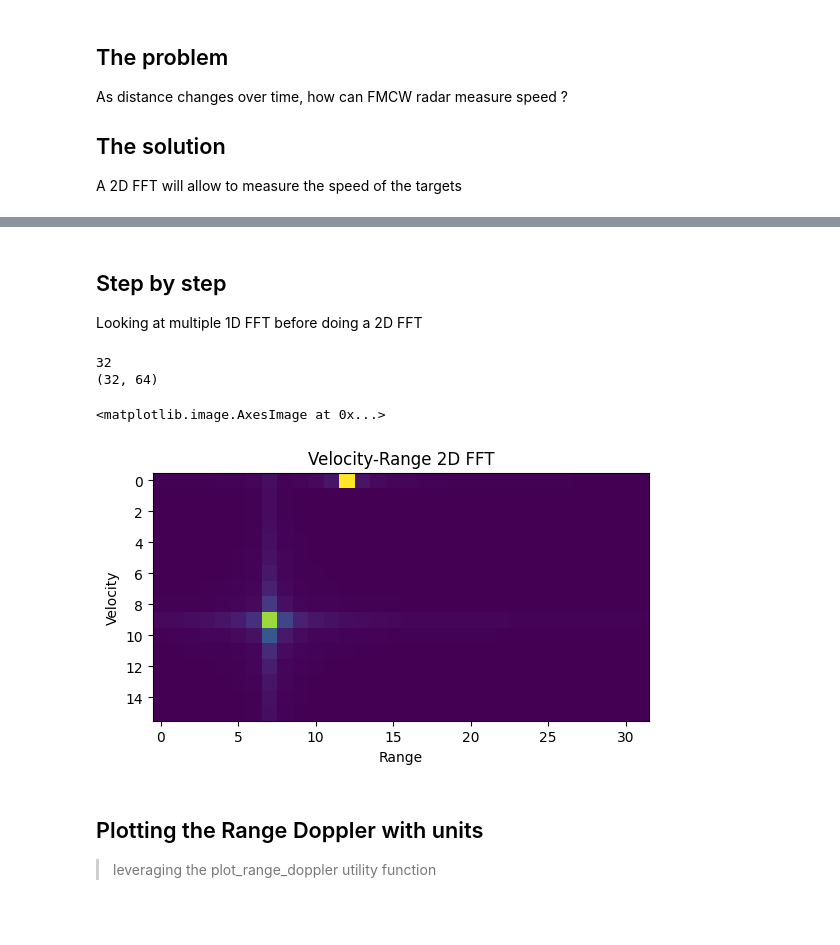
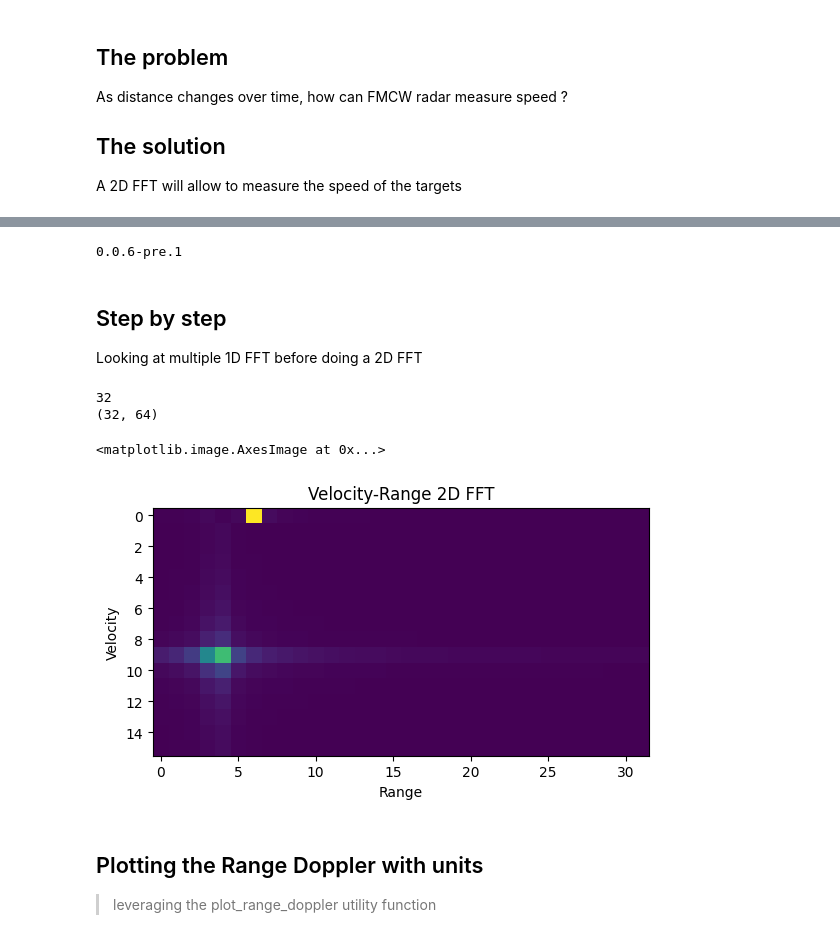
Before and after one commit to matt-chv/mmWrt, a Jupyter notebook: docs/Speed.ipynb, the cells around one changed output, grey strips where cells are left out. Drawn from its saved outputs; the diff is of its cells as text; code cells hidden in the pictures.

```diff
--- a/docs/Speed.ipynb
+++ b/docs/Speed.ipynb
@@ -50,6 +50,10 @@ from numpy import complex_ as complex
 from mmWrt.Raytracing import rt_points  # noqa: E402
 from mmWrt.Scene import Radar, Transmitter, Receiver, Target  # noqa: E402
 from mmWrt import RadarSignalProcessing as rsp  # noqa: E402
+from mmWrt import __version__ as mmWrt_ver
+print(mmWrt_ver)
+# %% [output]
+0.0.6-pre.1
 # %% [markdown]
 ## Step by step
 
@@ -62,36 +66,38 @@ debug_ON = False
 test = 0
 NC=32
 NA=64
 fs0 = 1e5
 slope0 = 28e10
 tic0 = 1.2e-3
 radar = Radar(transmitter=Transmitter(bw=0.2e9, slope=slope0,
                                       t_inter_chirp=tic0,
                                       chirps_count=NC),
               receiver=Receiver(fs=fs0, n_adc=NA, max_adc_buffer_size=256,
                                 debug=debug_ON), debug=debug_ON)
 
-target1 = Target(5)
-target2 = Target(xt=lambda t: 0.6*t+3)
+x1, v1 = 5, 0
+target1 = Target(xt=lambda t: v1*t+x1)
+x2, v2 = 3, 0.6
+target2 = Target(xt=lambda t: v2*t+x2)
 
 targets = [target1, target2]
 
 bb = rt_points(radar, targets, datatype=complex, debug=debug_ON)
 print(bb["chirps_count"])
 cube = bb["adc_cube"][0,:,0,0,:]
 print(cube.shape)
 Z_fft2 = abs(fft2(cube))
 Data_fft2 = Z_fft2
 
 plt.xlabel("Range")
 plt.ylabel("Velocity")
 plt.title('Velocity-Range 2D FFT')
 plt.imshow(Data_fft2[0:NC//2,:NA//2])
 # %% [output]
 32
 (32, 64)
 <matplotlib.image.AxesImage at 0x...>
-[figure, old version]
+[figure, new version]
 # %% [markdown]
 ## Plotting the Range Doppler with units
 
```
Also changed, not shown: parts of 5 cells of this notebook, 9 other files.
